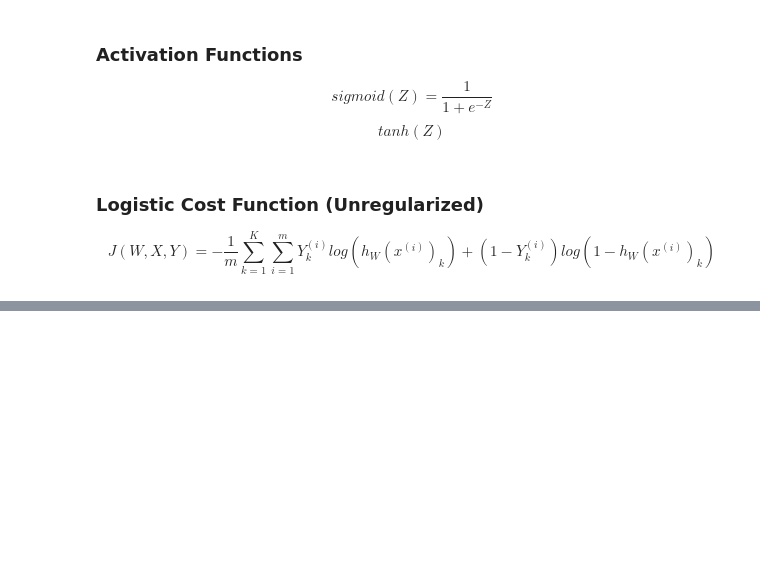
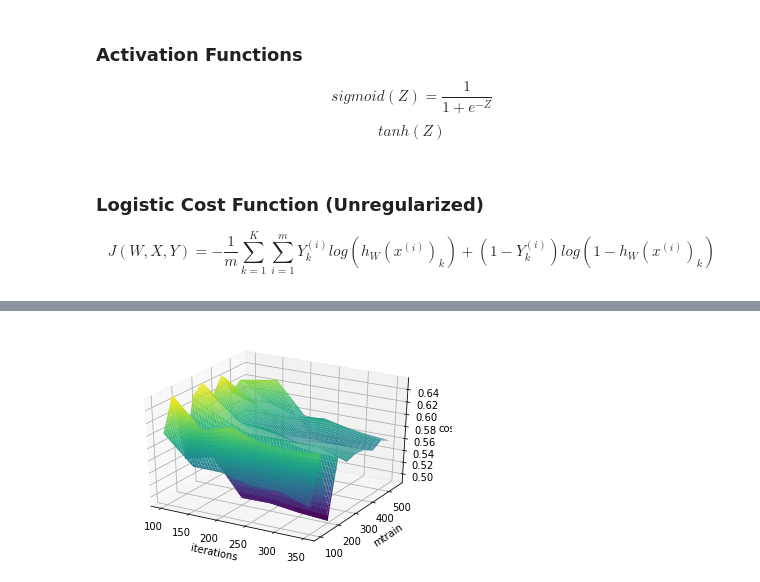
Before and after one commit to jfc4050/First-Neural-Net, a Jupyter notebook: Neural-Network.ipynb, the cells around one changed output, grey strips where cells are left out. Cells and saved outputs as stored; diff of their text form; code cells hidden in the pictures; blank space fills up the shorter version.

```diff
--- a/Neural-Network.ipynb
+++ b/Neural-Network.ipynb
@@ -136,0 +149,16 @@ plt.show()
+# %%
+Z = train_cost_vals
+
+plotx,ploty, = np.meshgrid(np.linspace(np.min(X),np.max(X),100), np.linspace(np.min(Y),np.max(Y),100))
+plotz = interp.griddata((X,Y),Z,(plotx,ploty),method='linear')
+
+fig = plt.figure()
+ax = fig.add_subplot(111, projection='3d')
+ax.plot_surface(plotx,ploty,plotz,cstride=1,rstride=1,cmap='viridis')  # or 'hot'
+ax.set_xlabel("iterations")
+ax.set_ylabel("mtrain")
+ax.set_zlabel("cost")
+
+plt.show()
+# %% [output]
+[figure, added]
```
Also changed, not shown: parts of 13 cells of this notebook, 3 other files.
